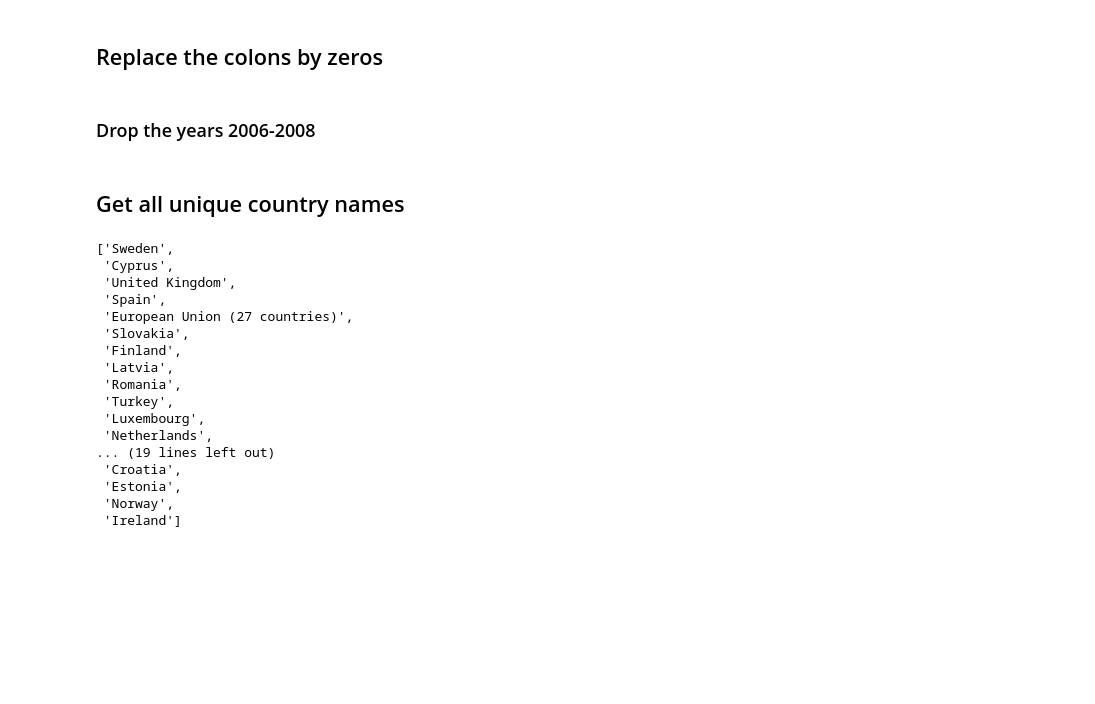
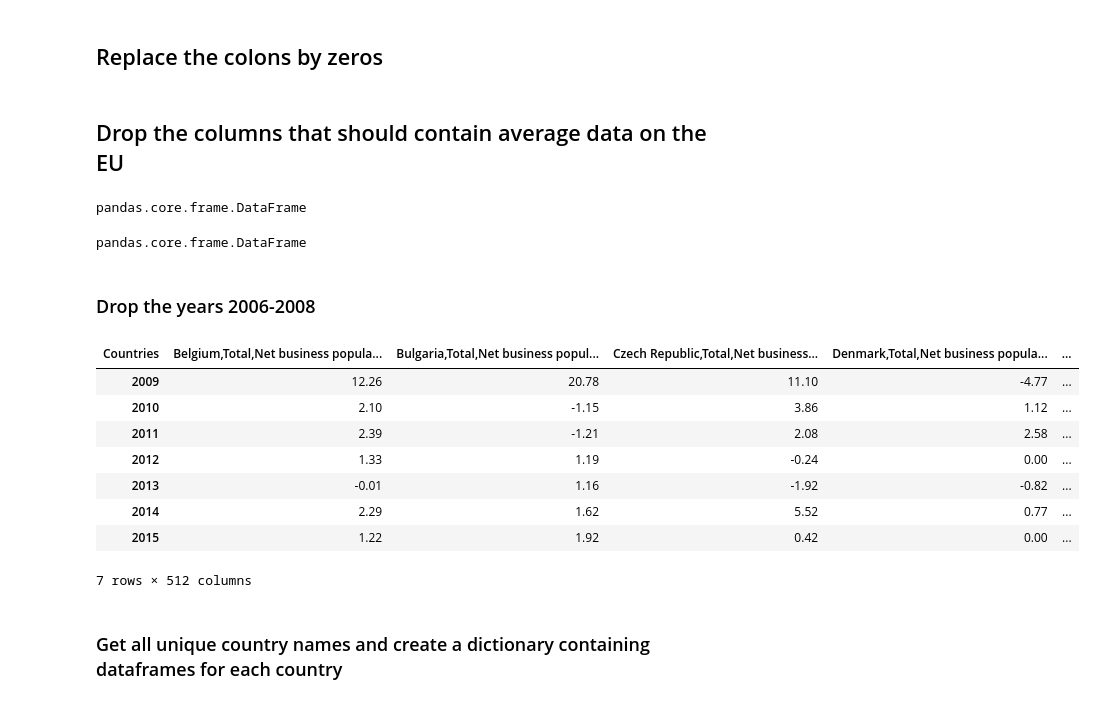
Before and after one commit to chasenberg/data_science, a Jupyter notebook: notebooks/explorer.ipynb, the cells around one changed output. Saved outputs shown, nothing was run; the diff lists cells and outputs as text; code cells hidden in the pictures; blank space fills up the shorter version.

```diff
--- a/notebooks/explorer.ipynb
+++ b/notebooks/explorer.ipynb
@@ -57,18 +46,24 @@ for column in business_by_demography.columns:
 # %% [markdown]
 ## Replace the lengthy name of Germany
 # %%
-for column in business_by_demography.columns:
+for column in business_demography.columns:
     column = str(column)
     column_content = column.split(',')[0]
     if 'Germany' in column_content:
         old_german_name = 'Germany (until 1990 former territory of the FRG)'
         new_german_name = 'Germany'
         new_column = column.replace(old_german_name,new_german_name)
-        business_by_demography = business_by_demography.rename(index=str,columns={column:new_column})
+        business_demography = business_demography.rename(index=str,columns={column:new_column})
 # %% [markdown]
 ## Replace the colons by zeros
 # %%
-business_by_demography = business_by_demography.replace(':',0)
+business_demography = business_demography.replace(':',0)
 # %%
-business_by_demography =  business_by_demography.apply(pd.to_numeric, args=('coerce',))
-business_by_demography = business_by_demography.fillna(0)
+business_demography =  business_demography.apply(pd.to_numeric, args=('coerce',))
+business_demography = business_demography.fillna(0)
+# %% [markdown]
+## Drop the columns that should contain average data on the EU
+# %%
+type(business_demography)
+# %% [output]
+pandas.core.frame.DataFrame
@@ -75,8 +72,22 @@ business_by_demography = business_by_demography.fillna(0)
+# %%
+type(business_demography)
+# %% [output]
+pandas.core.frame.DataFrame
 # %% [markdown]
 ### Drop the years 2006-2008
 # %%
-business_by_demography = business_by_demography.drop('2006').drop('2007').drop('2008')
+business_demography.drop('2006').drop('2007').drop('2008')
+# %% [output]
+| Countries | Belgium,Total,Net business popula... | Bulgaria,Total,Net business popul... | Czech Republic,Total,Net business... | Denmark,Total,Net business popula... | ... |
+| 2009 | 12.26 | 20.78 | 11.10 | -4.77 | ... |
+| 2010 | 2.10 | -1.15 | 3.86 | 1.12 | ... |
+| 2011 | 2.39 | -1.21 | 2.08 | 2.58 | ... |
+| 2012 | 1.33 | 1.19 | -0.24 | 0.00 | ... |
+| 2013 | -0.01 | 1.16 | -1.92 | -0.82 | ... |
+| 2014 | 2.29 | 1.62 | 5.52 | 0.77 | ... |
+| 2015 | 1.22 | 1.92 | 0.42 | 0.00 | ... |
+7 rows × 512 columns
 # %% [markdown]
-## Get all unique country names
+### Get all unique country names and create a dictionary containing dataframes for each country
 # %%
 countries_unique = []
@@ -84,26 +95,6 @@ for column in business_by_demography.columns:
     column_content = str(column).split(",")
     countries_unique.append(column_content[0])
 countries_unique = list(set(countries_unique))
-# %%
-countries_unique
-# %% [output]
-['Sweden',
- 'Cyprus',
- 'United Kingdom',
- 'Spain',
- 'European Union (27 countries)',
- 'Slovakia',
- 'Finland',
- 'Latvia',
- 'Romania',
- 'Turkey',
- 'Luxembourg',
- 'Netherlands',
-... (19 lines left out)
- 'Croatia',
- 'Estonia',
- 'Norway',
- 'Ireland']
 # %%
 import re
 df = {}
```
Also changed, not shown: parts of 29 cells of this notebook.
